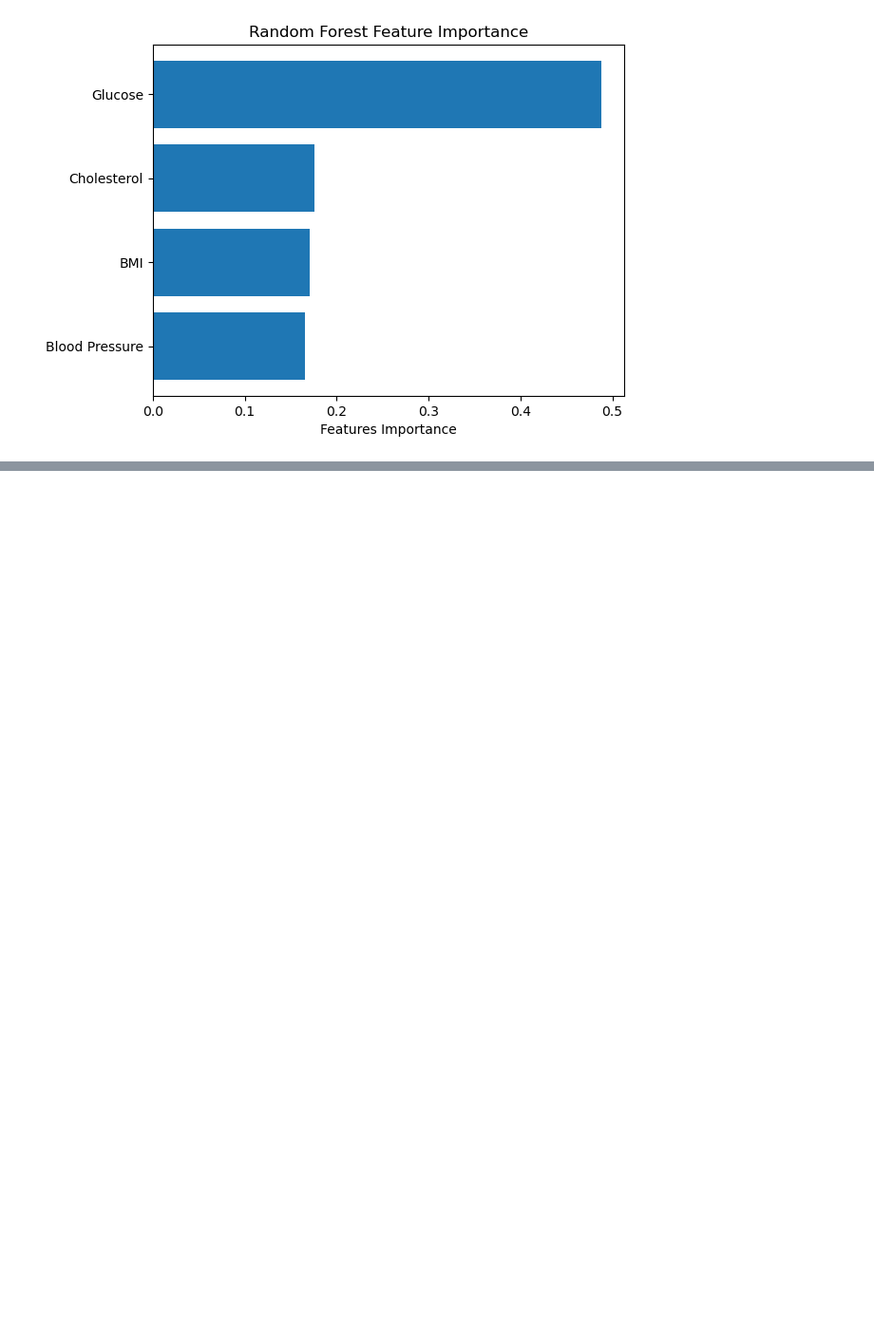
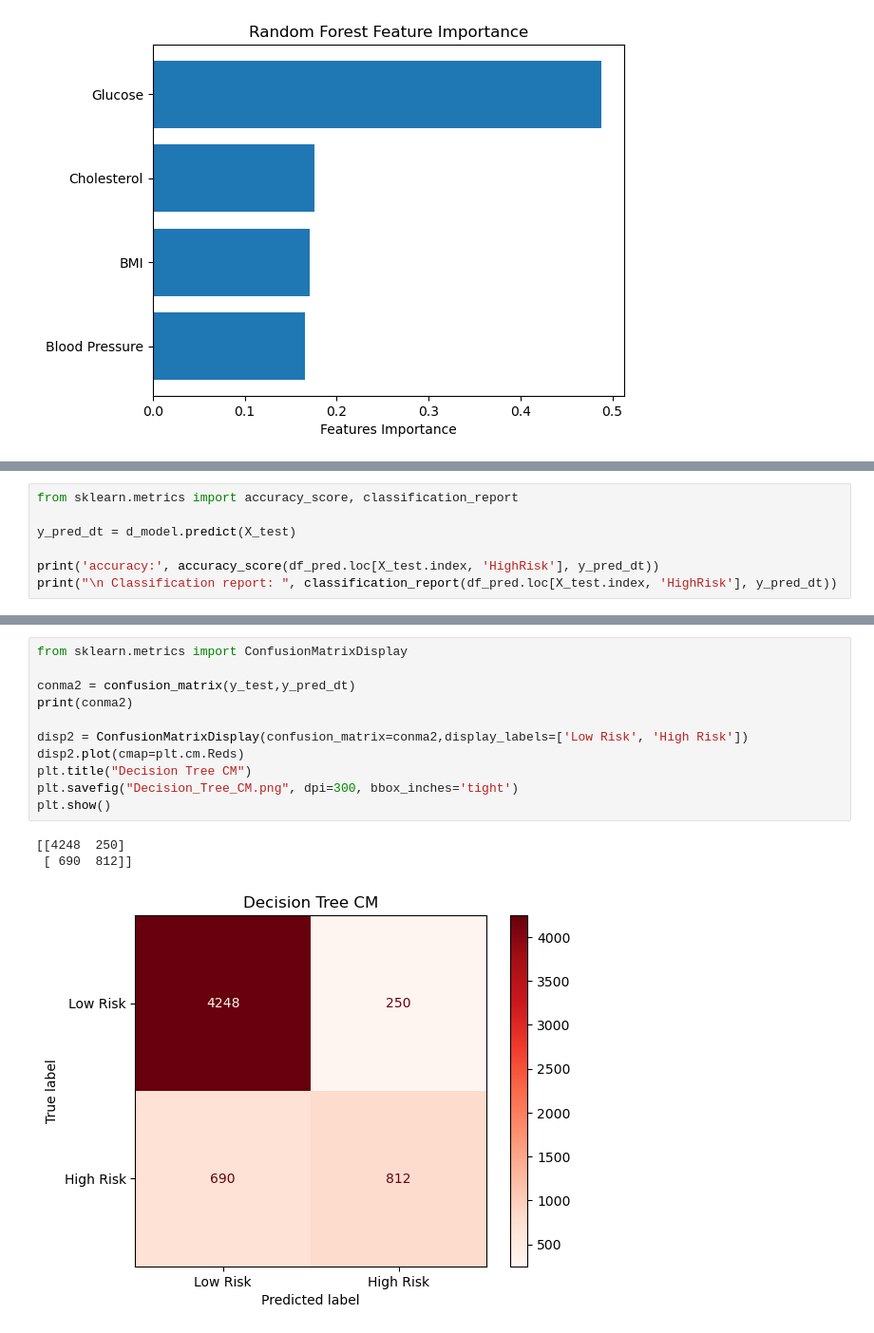
Before and after one commit to michaelaprobinson/seminar-2, a Jupyter notebook: Diabetes and Predictive modeling.ipynb, the cells around one changed output, grey strips where cells are left out. Shown at 95% size. Drawn from its saved outputs; the diff is of its cells as text; blank space fills up the shorter version.

Commit message:
adding for progress report 3

```diff
--- a/Diabetes and Predictive modeling.ipynb
+++ b/Diabetes and Predictive modeling.ipynb
@@ -309,0 +437,7 @@ plt.show()
+# %%
+from sklearn.metrics import accuracy_score, classification_report
+
+y_pred_dt = d_model.predict(X_test)
+
+print('accuracy:', accuracy_score(df_pred.loc[X_test.index, 'HighRisk'], y_pred_dt))
+print("\n Classification report: ", classification_report(df_pred.loc[X_test.index, 'HighRisk'], y_pred_dt))
@@ -309,0 +467,15 @@ plt.show()
+# %%
+from sklearn.metrics import ConfusionMatrixDisplay
+
+conma2 = confusion_matrix(y_test,y_pred_dt)
+print(conma2)
+
+disp2 = ConfusionMatrixDisplay(confusion_matrix=conma2,display_labels=['Low Risk', 'High Risk'])
+disp2.plot(cmap=plt.cm.Reds)
+plt.title("Decision Tree CM")
+plt.savefig("Decision_Tree_CM.png", dpi=300, bbox_inches='tight')
+plt.show()
+# %% [output]
+[[4248  250]
+ [ 690  812]]
+[figure, added]
```
Also changed, not shown: parts of 23 cells of this notebook.
